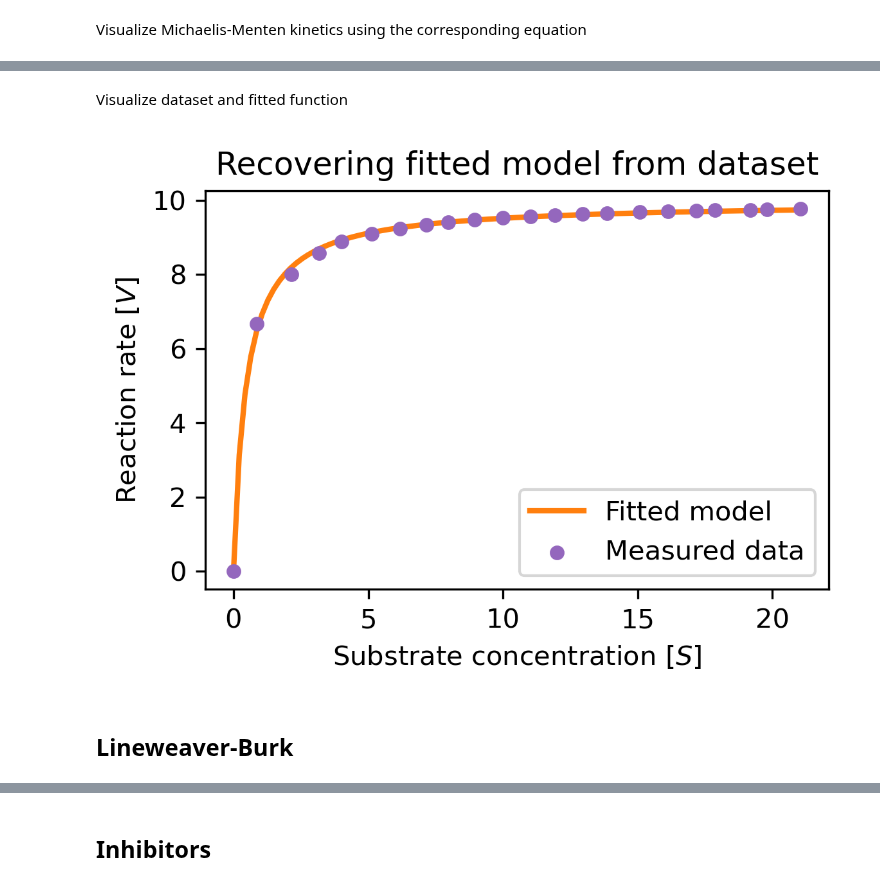
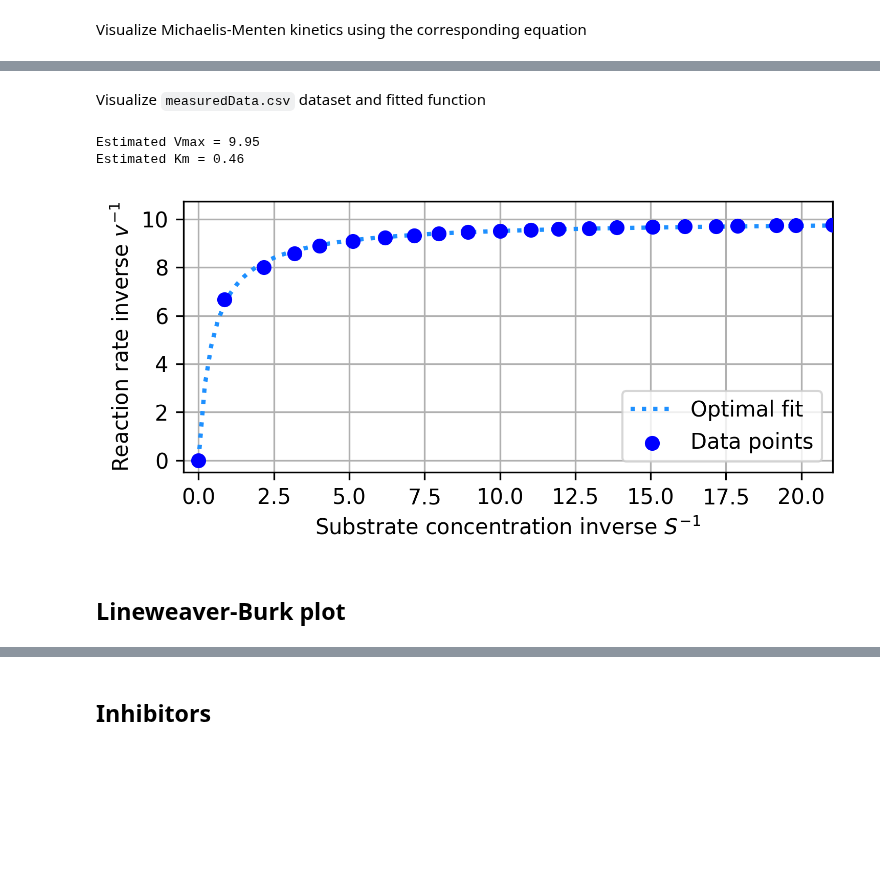
Before and after one commit to jonas4climate/metabolic-cellular-modelling, a Jupyter notebook: assignment1.ipynb, the cells around one changed output, grey strips where cells are left out. Cells and saved outputs as stored; diff of their text form; code cells hidden in the pictures; blank space fills up the shorter version.

```diff
--- a/assignment1.ipynb
+++ b/assignment1.ipynb
@@ -89,15 +75,43 @@ v_fitted = michaelis_menten(x, km, vmax)
 # %% [markdown]
-Visualize dataset and fitted function
+Visualize `measuredData.csv` dataset and fitted function
-# %%
-fig = plt.figure(figsize=(4, 3), dpi=300, layout='tight')
-plt.plot(x, v_fitted, color='tab:orange', label='Fitted model', linewidth=2)
-plt.scatter(data_substrate, data_v, s=20, color='tab:purple', label='Measured data', zorder=2)
-plt.xlabel('Substrate concentration $[S]$')
-plt.ylabel('Reaction rate $[V]$')
-plt.legend()
-plt.title('Recovering fitted model from dataset')
-fig.savefig(f'{MEDIA_PATH}/fitted_model_from_dataset.png', bbox_inches='tight')
-# %% [output]
-[figure, removed]
+# %%
+data = np.loadtxt("data/measuredData.csv", delimiter=",").T
+
+ss = data[0]
+vv = data[1]
+# %%
+def michaelis_menten_equation(s, vmax, km):
+    return vmax * (s / (s + km))
+
+popt, _ = curve_fit(michaelis_menten_equation, ss, vv)
+vmaxopt, kmopt = popt
+# %%
+fig, ax = plt.subplots(1,1,figsize=(5,2.5), dpi=300, layout='tight')
+
+ax.set_xlim((-0.5, max(ss)))
+ax.set_ylim((-0.5, 1.1*max(vv)))
+
+
+ax.set_xlabel(r"Substrate concentration inverse $S^{-1}$")
+ax.set_ylabel(r"Reaction rate inverse $v^{-1}$")
+
+ax.grid()
+
+xxopt = np.linspace(min(ss), max(ss), 100)
+ax.plot(xxopt, michaelis_menten_equation(xxopt, vmaxopt, kmopt), ls="dotted", lw=2.0,  color="dodgerblue", label="Optimal fit")
+
+ax.scatter(ss, vv, color="blue", label="Data points", zorder=10)
+
+ax.legend(loc="lower right")
+
+print(f"Estimated Vmax = {np.round(vmaxopt, 2)}")
+print(f"Estimated Km = {np.round(kmopt, 2)}")
+
+plt.savefig("media/assignment1/fitted_model_from_dataset.png", bbox_inches="tight")
+plt.show()
+# %% [output]
+Estimated Vmax = 9.95
+Estimated Km = 0.46
+[figure, added]
 # %% [markdown]
-## Lineweaver-Burk
+## Lineweaver-Burk plot
```
Also changed, not shown: parts of 7 cells of this notebook, 7 other files.
